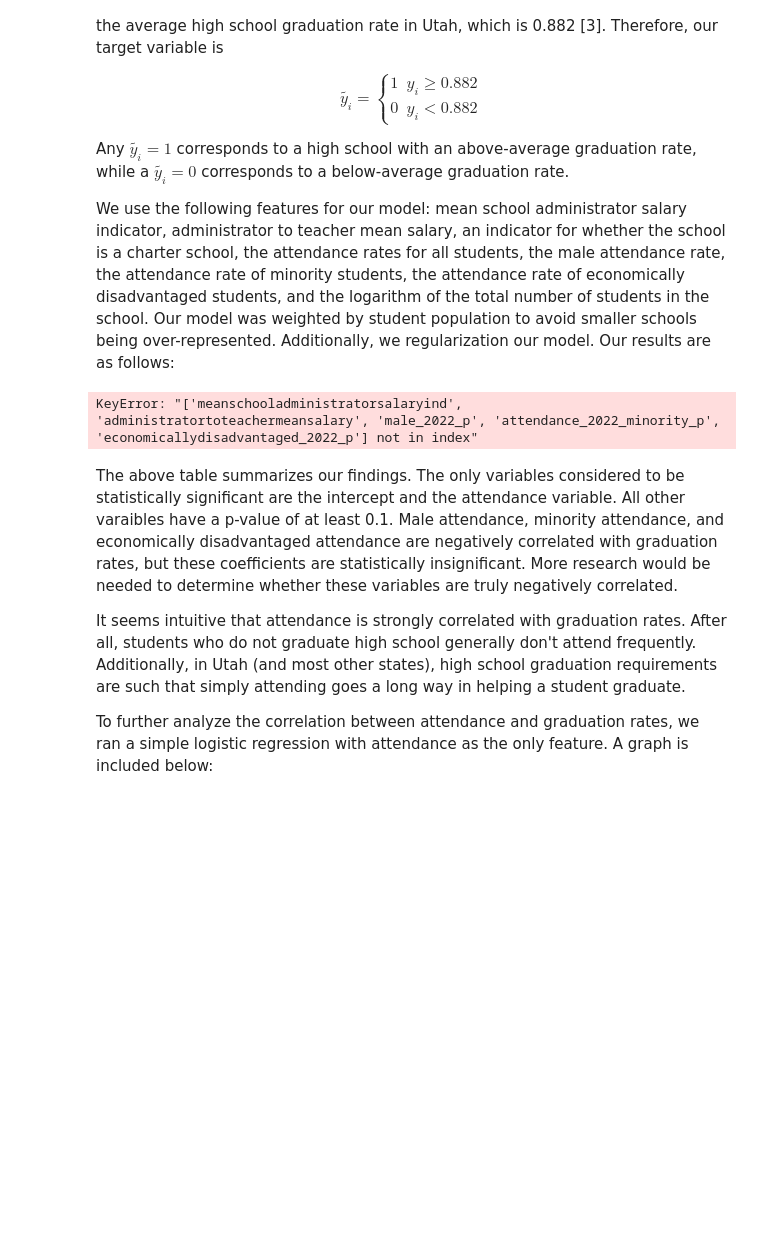
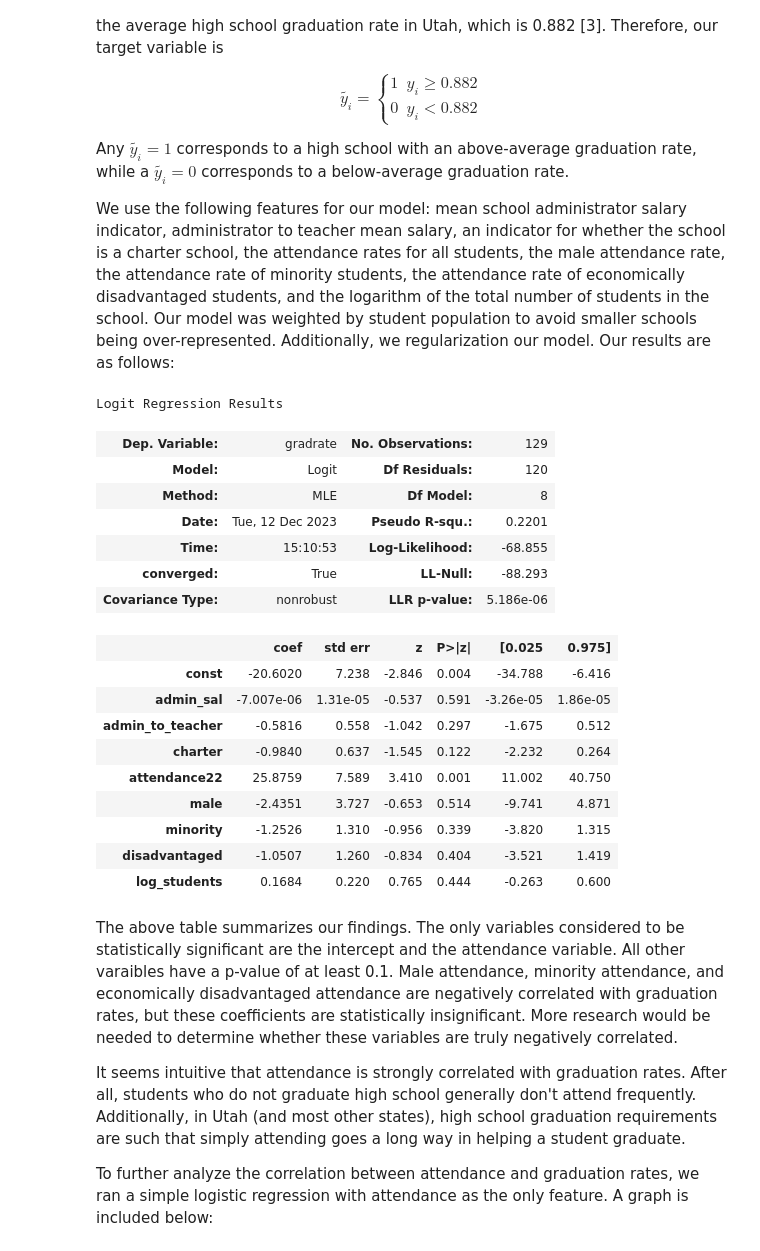
Before and after one commit to addmelo/volume3-project, a Jupyter notebook: Michael Draft.ipynb, the cells around one changed output. Saved outputs shown, nothing was run; the diff lists cells and outputs as text; code cells hidden in the pictures; blank space fills up the shorter version.

```diff
--- a/Michael Draft.ipynb
+++ b/Michael Draft.ipynb
@@ -69,25 +69,37 @@ We use the following features for our model: mean school administrator salary in
 # %%
 # Additional data cleaning
 X = pd.read_csv("cleaned_with_salaries.csv")
-X = X[['meanschooladministratorsalaryind', 'administratortoteachermeansalary',
-       'students_11_12', 'gradrate', 'charter', 'attendance22', 'male_2022_p',
-       'attendance_2022_minority_p', 'economicallydisadvantaged_2022_p', 'log_students',]]
-# Some attendance values are null. These will be dropped
-X = X.dropna()
+X = X[['admin_sal', 'admin_to_teacher', 'students_11_12', 'gradrate', 'charter', 'attendance22', 'male', 'minority', 'disadvantaged', 'log_students']]
+X = X.dropna() # Some attendance values are null. These will be dropped
 y_rate = X['gradrate'].copy()
-# Define average graduation rates
-UTAH_GRAD_RATE = .882
+UTAH_GRAD_RATE = .882 # Define average graduation rates
 y = y_rate > UTAH_GRAD_RATE
-# Remove the graduation rate column from X
-del X['gradrate']
+del X['gradrate'] # Remove the graduation rate column from X
 # Define the sample weights based on the number of students, remove population col
 weights = X['students_11_12'] / X['students_11_12'].sum()
 del X['students_11_12']
 # Run the optimal regression and display results
 log_reg = sm.Logit(y, sm.add_constant(X)).fit_regularized(disp=False, weights=weights)
 log_reg.summary()
 # %% [output]
-KeyError: "['meanschooladministratorsalaryind', 'administratortoteachermeansalary', 'male_2022_p', 'attendance_2022_minority_p', 'economicallydisadvantaged_2022_p'] not in index"
+Logit Regression Results
+| Dep. Variable: | gradrate | No. Observations: | 129 |
+| Model: | Logit | Df Residuals: | 120 |
+| Method: | MLE | Df Model: | 8 |
+| Date: | Tue, 12 Dec 2023 | Pseudo R-squ.: | 0.2201 |
+| Time: | 15:10:53 | Log-Likelihood: | -68.855 |
+| converged: | True | LL-Null: | -88.293 |
+| Covariance Type: | nonrobust | LLR p-value: | 5.186e-06 |
+|  | coef | std err | z | P>|z| | [0.025 | 0.975] |
+| const | -20.6020 | 7.238 | -2.846 | 0.004 | -34.788 | -6.416 |
+| admin_sal | -7.007e-06 | 1.31e-05 | -0.537 | 0.591 | -3.26e-05 | 1.86e-05 |
+| admin_to_teacher | -0.5816 | 0.558 | -1.042 | 0.297 | -1.675 | 0.512 |
+| charter | -0.9840 | 0.637 | -1.545 | 0.122 | -2.232 | 0.264 |
+| attendance22 | 25.8759 | 7.589 | 3.410 | 0.001 | 11.002 | 40.750 |
+| male | -2.4351 | 3.727 | -0.653 | 0.514 | -9.741 | 4.871 |
+| minority | -1.2526 | 1.310 | -0.956 | 0.339 | -3.820 | 1.315 |
+| disadvantaged | -1.0507 | 1.260 | -0.834 | 0.404 | -3.521 | 1.419 |
+| log_students | 0.1684 | 0.220 | 0.765 | 0.444 | -0.263 | 0.600 |
 # %% [markdown]
 The above table summarizes our findings. The only variables considered to be statistically significant are the intercept and the attendance variable. All other varaibles have a p-value of at least 0.1. Male attendance, minority attendance, and economically disadvantaged attendance are negatively correlated with graduation rates, but these coefficients are statistically insignificant. More research would be needed to determine whether these variables are truly negatively correlated.
 
```
Also changed, not shown: parts of 5 cells of this notebook.
